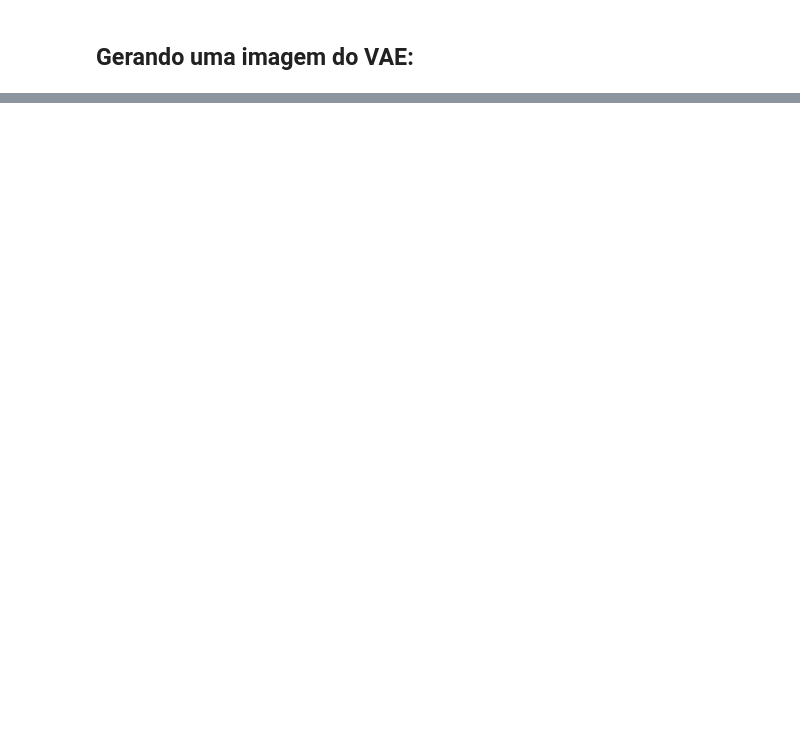
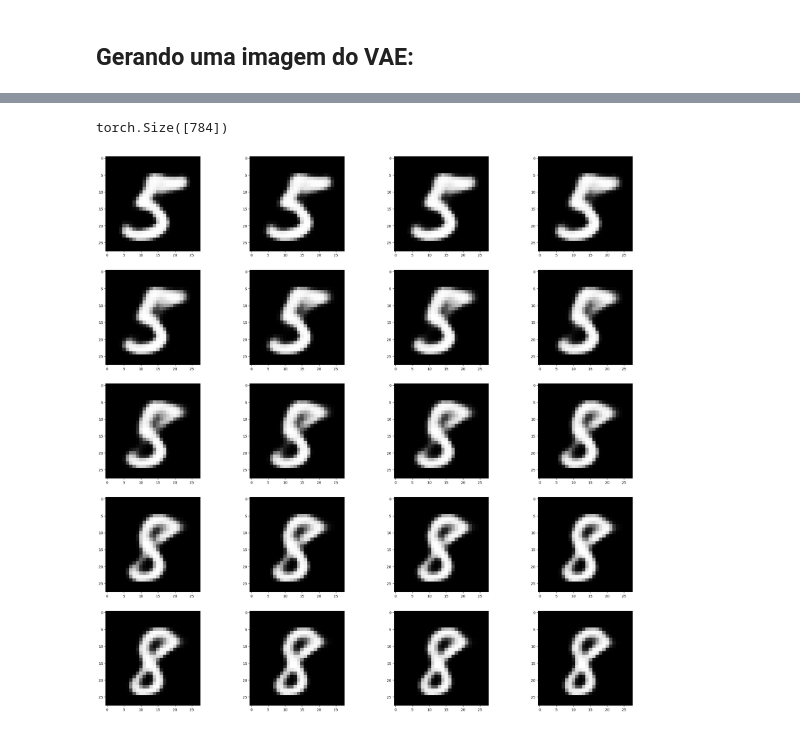
Before and after one commit to FelipeMeiga/tcc, a Jupyter notebook: vae.ipynb, the cells around one changed output, grey strips where cells are left out. Saved outputs shown, nothing was run; the diff lists cells and outputs as text; code cells hidden in the pictures; blank space fills up the shorter version.

```diff
--- a/vae.ipynb
+++ b/vae.ipynb
@@ -258,0 +201,30 @@ plt.show()
+# %%
+image2 = images[20]
+print(image2.shape)
+
+with torch.no_grad():
+    mu1, logvar1 = model.encode(image1)
+    std1 = torch.exp(0.5*logvar1)
+    mu2, logvar2 = model.encode(image2)
+    std2 = torch.exp(0.5*logvar2)
+
+eps_any = torch.randn_like(mu1)
+z1 = eps_any.mul(std1).add_(mu1)
+z2 = eps_any.mul(std2).add_(mu2)
+all_recons = []
+for i in range(20):
+    z_bet = z1 + torch.full_like(mu1, fill_value = 0.05*i).mul(z2 - z1)
+    recon_image = model.decode(z_bet)
+    all_recons.append(recon_image)
+
+fig=plt.figure(figsize=(28, 28))
+columns = 4
+rows = 5
+for i in range(1, columns*rows +1):
+    img = all_recons[i-1].detach().numpy().reshape(28, 28)
+    fig.add_subplot(rows, columns, i)
+    plt.imshow(img, cmap="gray")
+plt.show()
+# %% [output]
+torch.Size([784])
+[figure, added]
```
Also changed, not shown: parts of 13 cells of this notebook.
